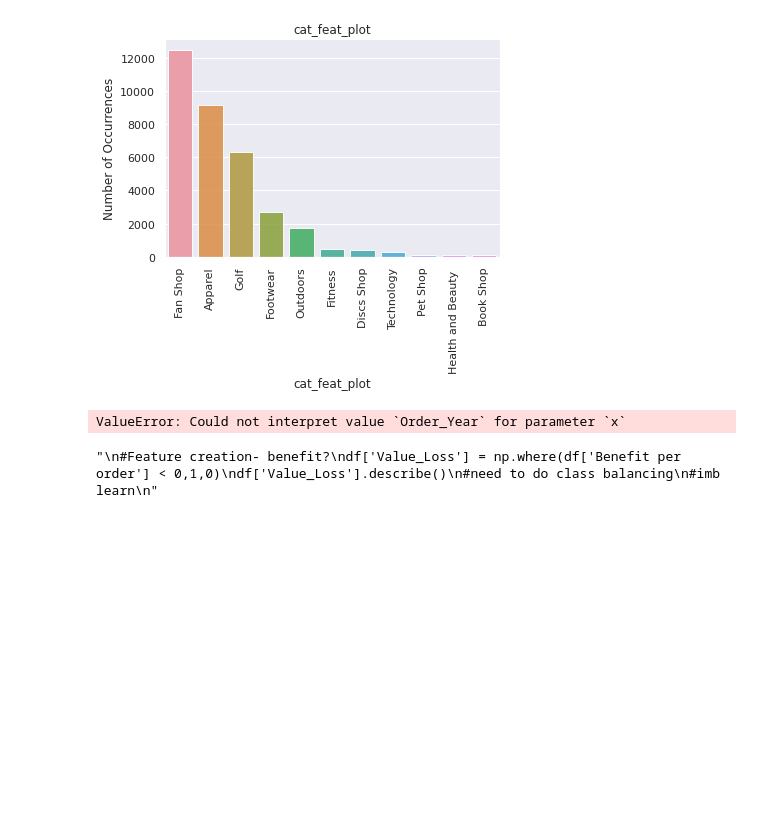
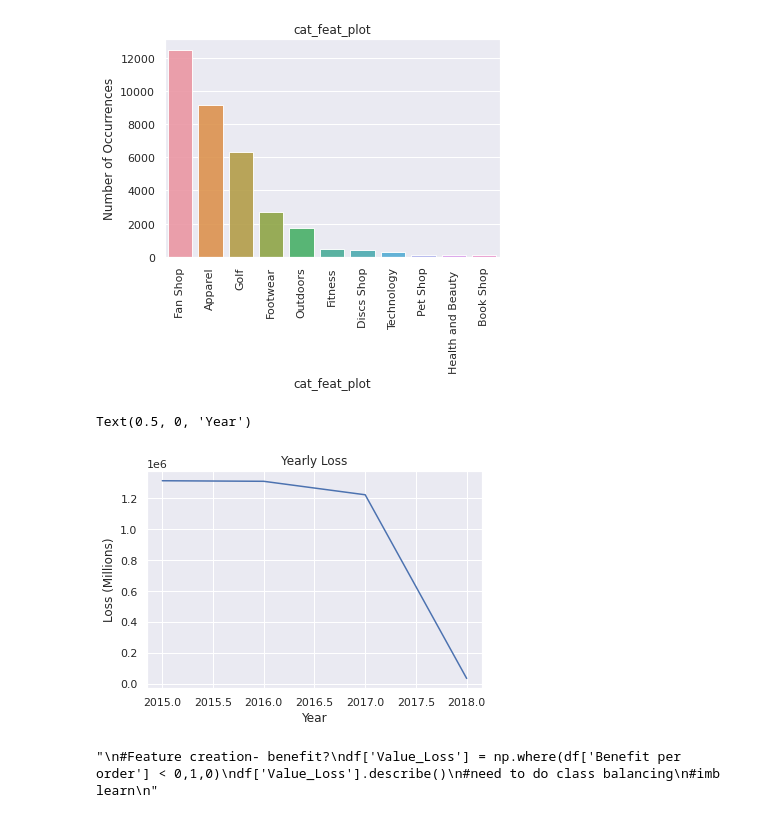
Before and after one commit to BDBlank/SmartSupplyChain, a Jupyter notebook: SmartSupplyChain.ipynb, the cells around one changed output. Drawn from its saved outputs; the diff is of its cells as text; code cells hidden in the pictures; blank space fills up the shorter version.

```diff
--- a/SmartSupplyChain.ipynb
+++ b/SmartSupplyChain.ipynb
@@ -136,10 +136,16 @@ plt.xlabel('cat_feat_plot', fontsize=12)
 plt.show()
 # %% [output]
 [figure]
-# %%
-sns.lineplot(data=loss_data.groupby('Order_Year'), x="Order_Year", y="Benefit per order")
-# %% [output]
-ValueError: Could not interpret value `Order_Year` for parameter `x`
+# %%
+yearly_loss = loss_data.groupby(by=['Order_Year']).sum()
+yearly_loss['Benefit per order'] = yearly_loss['Benefit per order'].abs()
+sns.lineplot(data=yearly_loss, x='Order_Year', y="Benefit per order")
+plt.title('Yearly Loss')
+plt.ylabel('Loss (Millions)', fontsize=12)
+plt.xlabel('Year', fontsize=12)
+# %% [output]
+Text(0.5, 0, 'Year')
+[figure, added]
 # %%
 '''
 #Feature creation- benefit?
```
Also changed, not shown: parts of 4 cells of this notebook.
